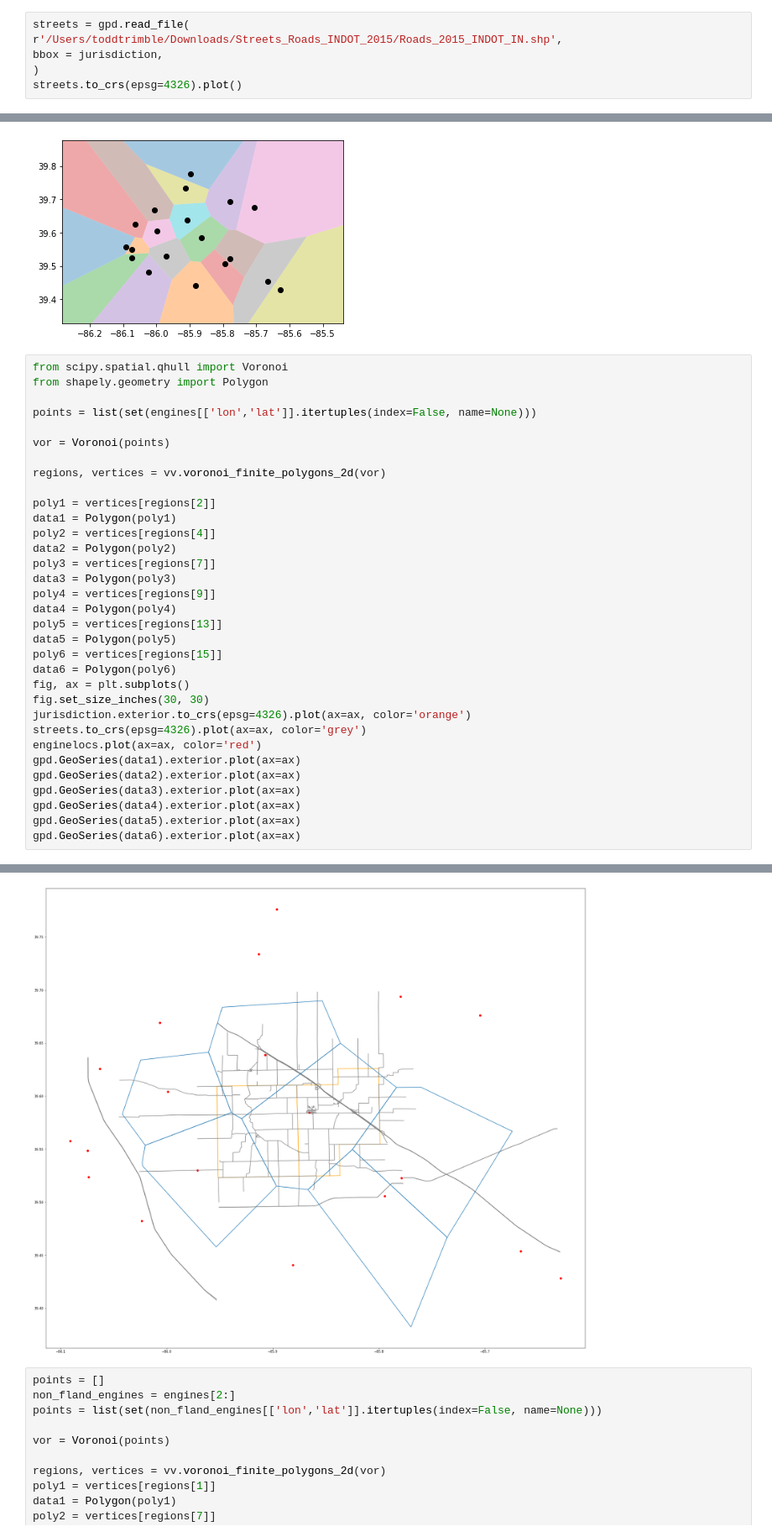
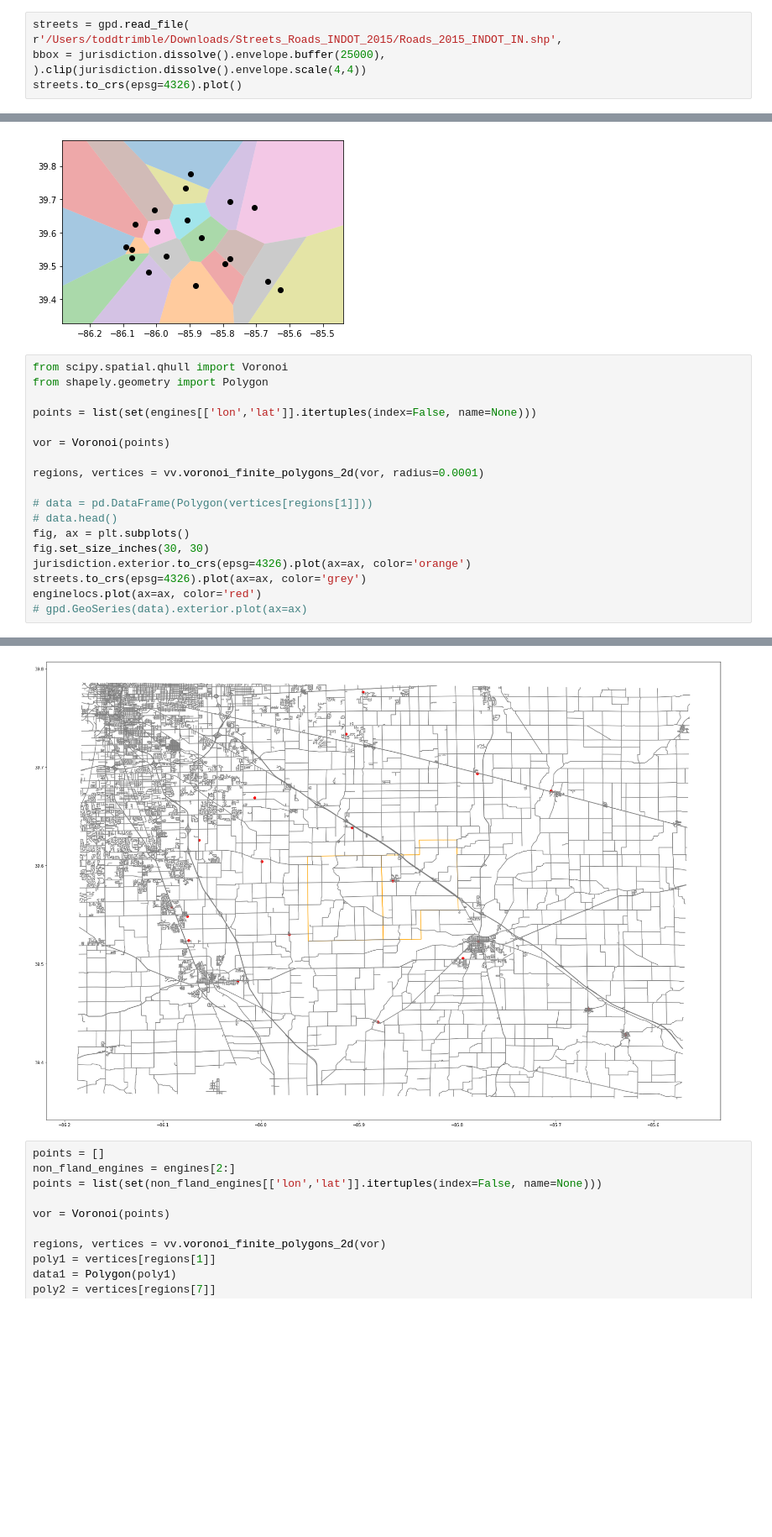
Before and after one commit to trimble/fire_geozones, a Jupyter notebook: Geos.ipynb, the cells around one changed output, grey strips where cells are left out. Shown at 84% size. Saved outputs shown, nothing was run; the diff lists cells and outputs as text; blank space fills up the shorter version.

```diff
--- a/Geos.ipynb
+++ b/Geos.ipynb
@@ -119,8 +119,8 @@ jurisdiction.exterior.to_crs(epsg=4326).plot()
 # %%
 streets = gpd.read_file(
 r'/Users/toddtrimble/Downloads/Streets_Roads_INDOT_2015/Roads_2015_INDOT_IN.shp',
-bbox = jurisdiction,
-)
+bbox = jurisdiction.dissolve().envelope.buffer(25000),
+).clip(jurisdiction.dissolve().envelope.scale(4,4))
 streets.to_crs(epsg=4326).plot()
 # %% [output]
 <AxesSubplot:>
@@ -148,39 +149,24 @@ vv.visualize(engines)
 # %%
 from scipy.spatial.qhull import Voronoi
 from shapely.geometry import Polygon
 
 points = list(set(engines[['lon','lat']].itertuples(index=False, name=None)))
 
 vor = Voronoi(points)
 
-regions, vertices = vv.voronoi_finite_polygons_2d(vor)
+regions, vertices = vv.voronoi_finite_polygons_2d(vor, radius=0.0001)
 
-poly1 = vertices[regions[2]]
-data1 = Polygon(poly1)
-poly2 = vertices[regions[4]]
-data2 = Polygon(poly2)
-poly3 = vertices[regions[7]]
-data3 = Polygon(poly3)
-poly4 = vertices[regions[9]]
-data4 = Polygon(poly4)
-poly5 = vertices[regions[13]]
-data5 = Polygon(poly5)
-poly6 = vertices[regions[15]]
-data6 = Polygon(poly6)
+# data = pd.DataFrame(Polygon(vertices[regions[1]]))
+# data.head()
 fig, ax = plt.subplots()
 fig.set_size_inches(30, 30)
 jurisdiction.exterior.to_crs(epsg=4326).plot(ax=ax, color='orange')
 streets.to_crs(epsg=4326).plot(ax=ax, color='grey')
 enginelocs.plot(ax=ax, color='red')
-gpd.GeoSeries(data1).exterior.plot(ax=ax)
-gpd.GeoSeries(data2).exterior.plot(ax=ax)
-gpd.GeoSeries(data3).exterior.plot(ax=ax)
-gpd.GeoSeries(data4).exterior.plot(ax=ax)
-gpd.GeoSeries(data5).exterior.plot(ax=ax)
-gpd.GeoSeries(data6).exterior.plot(ax=ax)
+# gpd.GeoSeries(data).exterior.plot(ax=ax)
 # %% [output]
 <AxesSubplot:>
-[figure, old version]
+[figure, new version]
 # %%
 points = []
 non_fland_engines = engines[2:]
```
Also changed, not shown: parts of 2 cells of this notebook.
